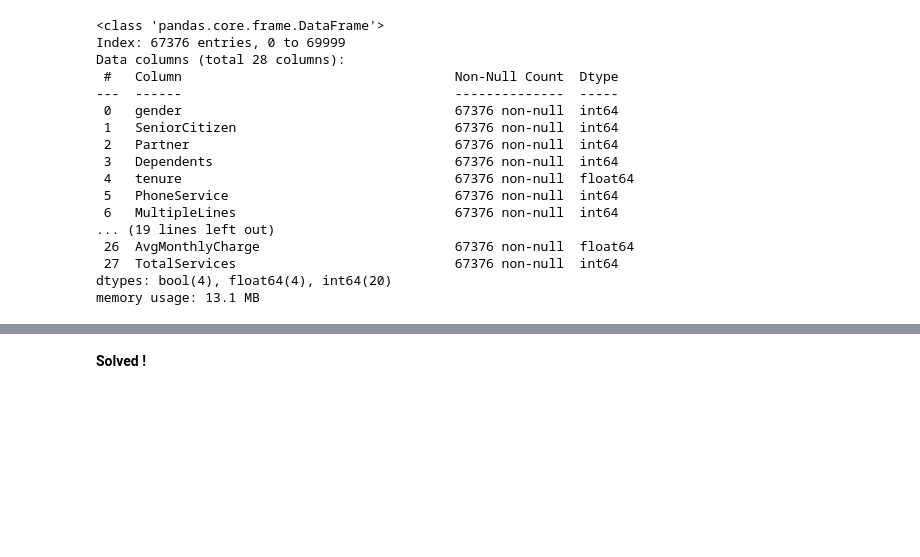
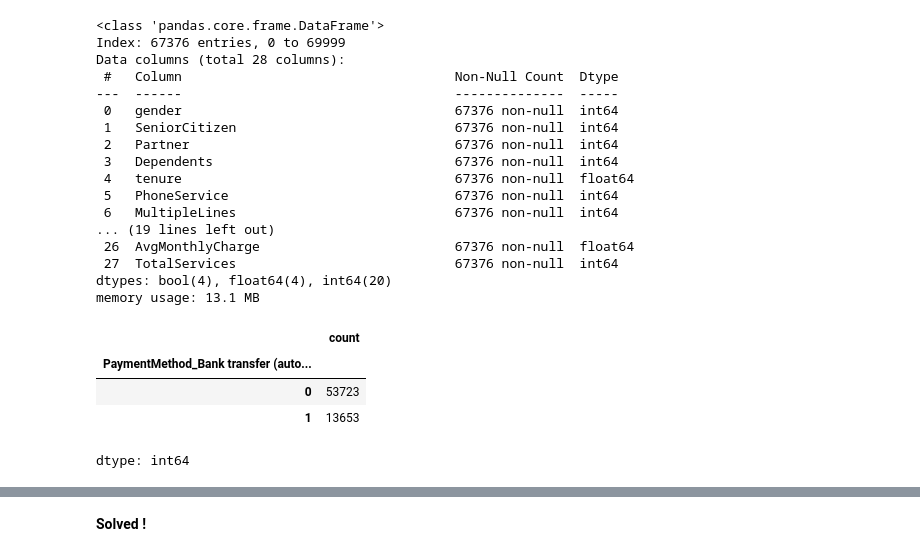
Before and after one commit to linda-bsharat/telco-customer-churn-prediction, a Jupyter notebook: notebooks/01_data_cleaning_and_eda.ipynb, the cells around one changed output, grey strips where cells are left out. Drawn from its saved outputs; the diff is of its cells as text; code cells hidden in the pictures; blank space fills up the shorter version.

```diff
--- a/notebooks/01_data_cleaning_and_eda.ipynb
+++ b/notebooks/01_data_cleaning_and_eda.ipynb
@@ -1004,3 +1004,16 @@ Data columns (total 28 columns):
  27  TotalServices                            67376 non-null  int64
 dtypes: bool(4), float64(4), int64(20)
 memory usage: 13.1 MB
+# %%
+df["PaymentMethod_Bank transfer (automatic)"] = df["PaymentMethod_Bank transfer (automatic)"].replace({
+    True: 1,
+    False: 0
+})
+# %%
+df["PaymentMethod_Bank transfer (automatic)"].value_counts()
+# %% [output]
+|  | count |
+| PaymentMethod_Bank transfer (auto... |  |
+| 0 | 53723 |
+| 1 | 13653 |
+dtype: int64
```
Also changed, not shown: parts of 4 cells of this notebook.
